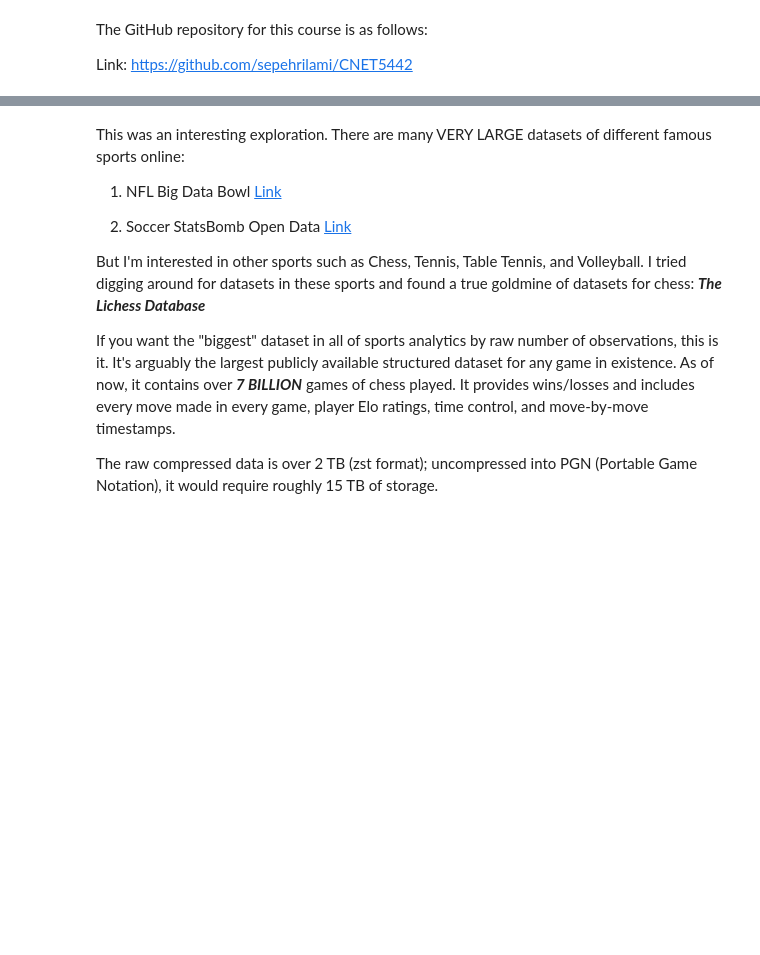
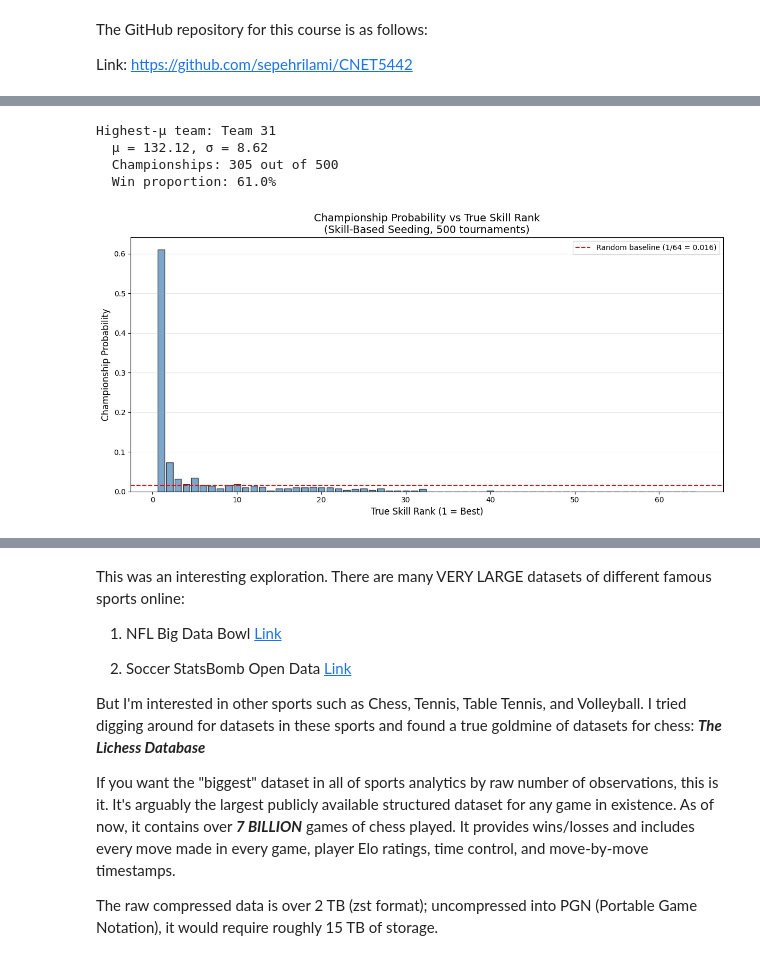
Before and after one commit to sepehrilami/CNET5442, a Jupyter notebook: assignments/assignment01.ipynb, the cells around one changed output, grey strips where cells are left out. Cells and saved outputs as stored; diff of their text form; code cells hidden in the pictures; blank space fills up the shorter version.

Commit message:
q1 done, needs revision.

```diff
--- a/assignments/assignment01.ipynb
+++ b/assignments/assignment01.ipynb
@@ -15,0 +475,16 @@ Link: https://github.com/sepehrilami/CNET5442
+# %%
+# Run many tournaments with skill-based seeding
+n_tournaments = 500
+rng = np.random.default_rng(12345)
+
+# Track championship counts
+championship_counts_skill = {int(team_id): 0 for team_id in teams_df['team_id']}
+
+print(f"Running {n_tournaments} tournaments with skill-based seeding...")
+for i in range(n_tournaments):
+    champion, _ = run_knockout(teams_df, rng, seeding='skill')
+    championship_counts_skill[int(champion['team_id'])] += 1
+    if (i + 1) % 100 == 0:
+        print(f"  Completed {i + 1} tournaments")
+
+print("Done!")
@@ -15,0 +499,46 @@ Link: https://github.com/sepehrilami/CNET5442
+# %%
+# Identify the highest-μ team
+highest_mu_team = teams_df.loc[teams_df['mu'].idxmax()]
+highest_mu_id = int(highest_mu_team['team_id'])
+highest_mu_wins = championship_counts_skill[highest_mu_id]
+
+print(f"\nHighest-μ team: Team {highest_mu_id}")
+print(f"  μ = {highest_mu_team['mu']:.2f}, σ = {highest_mu_team['sigma']:.2f}")
+print(f"  Championships: {highest_mu_wins} out of {n_tournaments}")
+print(f"  Win proportion: {highest_mu_wins/n_tournaments*100:.1f}%")
+# %% [output]
+Highest-μ team: Team 31
+  μ = 132.12, σ = 8.62
+  Championships: 305 out of 500
+  Win proportion: 61.0%
+# %%
+# Create DataFrame with championship probabilities and true skill ranks
+teams_analysis = teams_df.copy()
+teams_analysis['championships'] = teams_analysis['team_id'].apply(lambda x: championship_counts_skill[int(x)])
+teams_analysis['championship_prob'] = teams_analysis['championships'] / n_tournaments
+
+# Add true skill rank (1 = highest μ)
+teams_analysis['true_skill_rank'] = teams_analysis['mu'].rank(ascending=False).astype(int)
+
+# Sort by true skill rank for plotting
+teams_analysis = teams_analysis.sort_values('true_skill_rank')
+# %%
+# Plot championship probability vs true skill rank
+fig, ax = plt.subplots(figsize=(12, 6))
+
+ax.bar(teams_analysis['true_skill_rank'], teams_analysis['championship_prob'],
+       color='steelblue', edgecolor='black', alpha=0.7)
+
+ax.set_xlabel('True Skill Rank (1 = Best)', fontsize=12)
+ax.set_ylabel('Championship Probability', fontsize=12)
+ax.set_title(f'Championship Probability vs True Skill Rank\n(Skill-Based Seeding, {n_tournaments} tournaments)', fontsize=14)
+ax.grid(True, axis='y', alpha=0.3)
+
+# Add horizontal line for expected value if all teams were equal
+ax.axhline(1/64, color='red', linestyle='--', label=f'Random baseline (1/64 = {1/64:.3f})')
+ax.legend()
+
+plt.tight_layout()
+plt.show()
+# %% [output]
+[figure, added]
```
Also changed, not shown: parts of 35 cells of this notebook.
